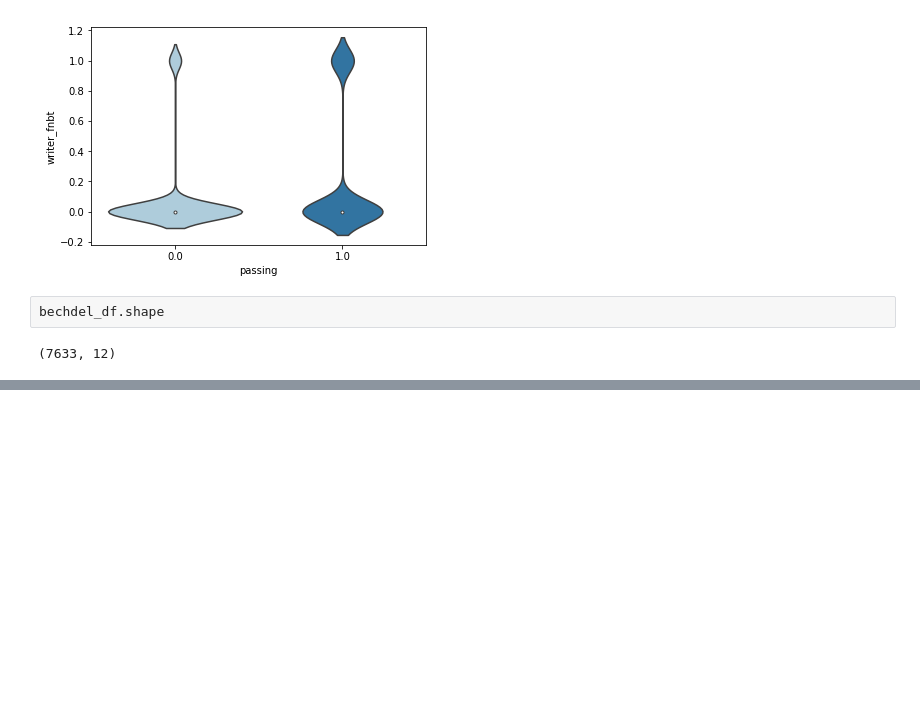
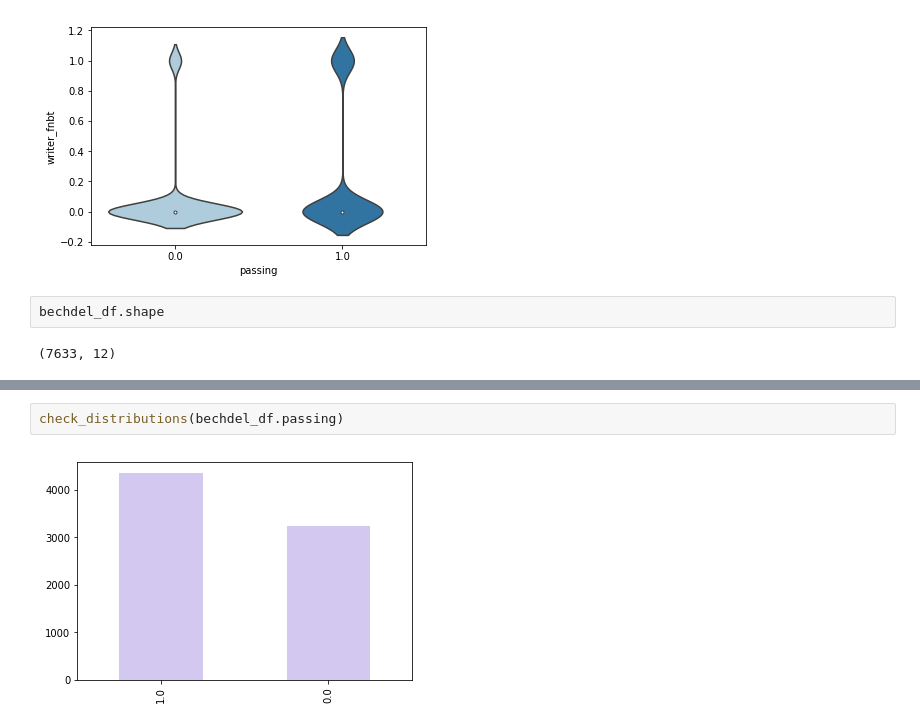
Before and after one commit to MagicMilly/women-in-film-analysis-dashboard, a Jupyter notebook: exploratory_data_analysis.ipynb, the cells around one changed output, grey strips where cells are left out. Cells and saved outputs as stored; diff of their text form; blank space fills up the shorter version.

```diff
--- a/exploratory_data_analysis.ipynb
+++ b/exploratory_data_analysis.ipynb
@@ -252,0 +252,4 @@ bechdel_df.shape
+# %%
+check_distributions(bechdel_df.passing)
+# %% [output]
+[figure, added]
```
Also changed, not shown: parts of 36 cells of this notebook.
